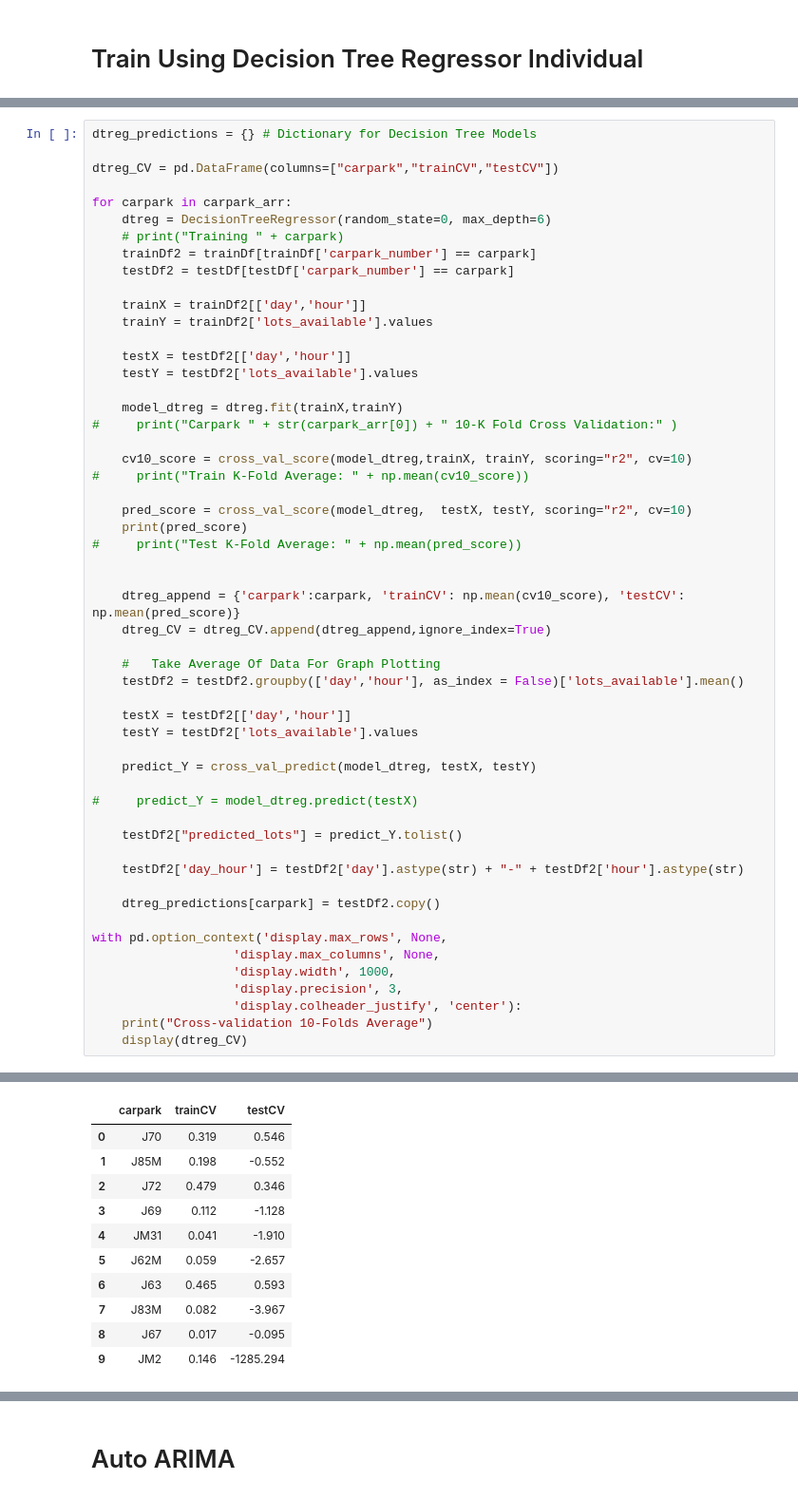
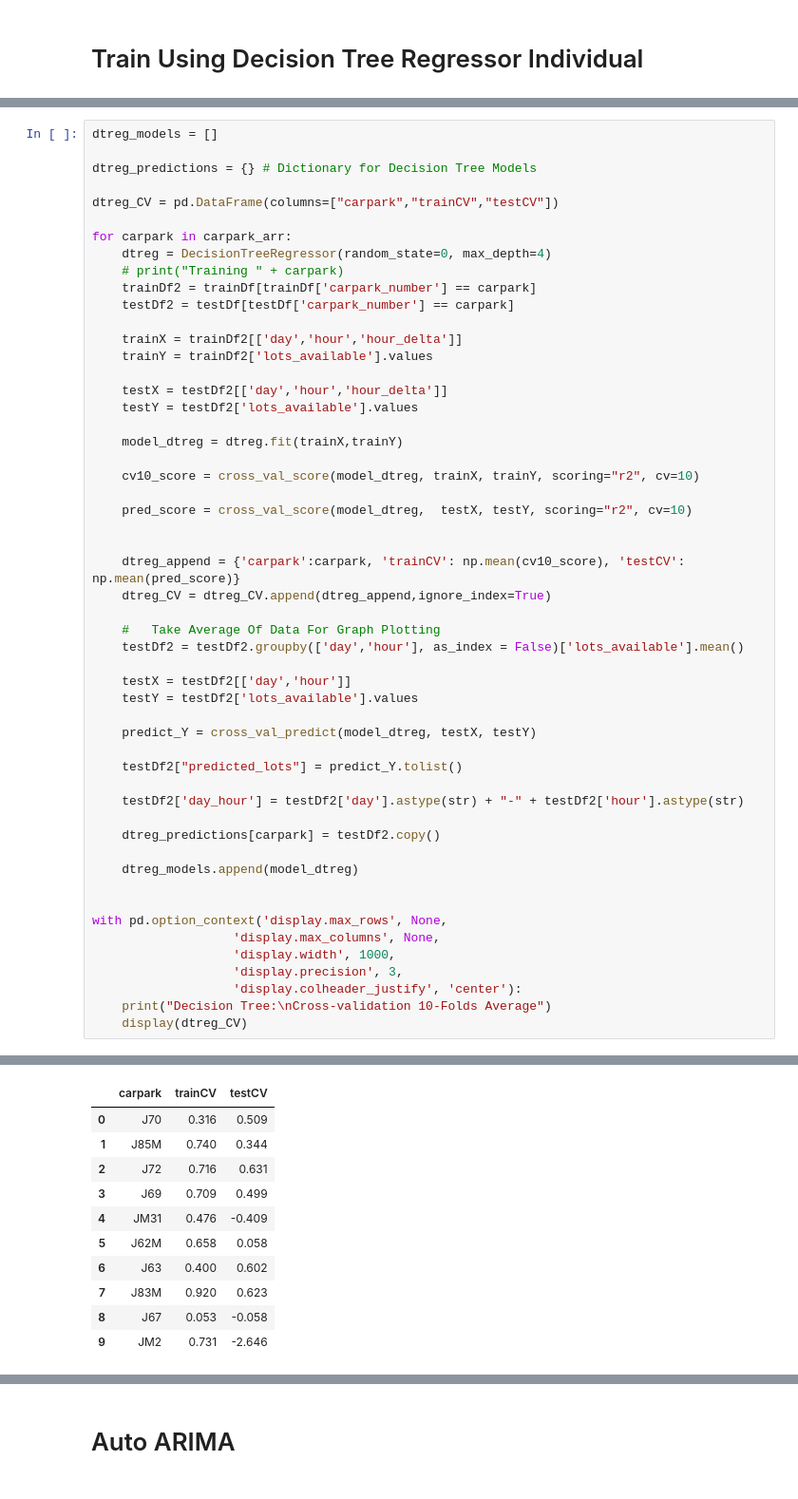
Before and after one commit to GarrickGoh/SC1015-Mini-Project, a Jupyter notebook: ML Model 1 & 2. Decision Tree Regressor, ARIMA.ipynb, the cells around one changed output, grey strips where cells are left out. Shown at 95% size. Drawn from its saved outputs; the diff is of its cells as text.

```diff
--- a/ML Model 1 & 2. Decision Tree Regressor, ARIMA.ipynb
+++ b/ML Model 1 & 2. Decision Tree Regressor, ARIMA.ipynb
@@ -91,30 +92,28 @@ from sklearn.tree import DecisionTreeRegressor
 from sklearn.model_selection import cross_val_score, cross_val_predict
 # %%
+dtreg_models = []
+
 dtreg_predictions = {} # Dictionary for Decision Tree Models
 
 dtreg_CV = pd.DataFrame(columns=["carpark","trainCV","testCV"])
 
 for carpark in carpark_arr:
-    dtreg = DecisionTreeRegressor(random_state=0, max_depth=6)
+    dtreg = DecisionTreeRegressor(random_state=0, max_depth=4)
     # print("Training " + carpark)
     trainDf2 = trainDf[trainDf['carpark_number'] == carpark]
     testDf2 = testDf[testDf['carpark_number'] == carpark]
 
-    trainX = trainDf2[['day','hour']]
+    trainX = trainDf2[['day','hour','hour_delta']]
     trainY = trainDf2['lots_available'].values
 
-    testX = testDf2[['day','hour']]
+    testX = testDf2[['day','hour','hour_delta']]
     testY = testDf2['lots_available'].values
 
     model_dtreg = dtreg.fit(trainX,trainY)
-#     print("Carpark " + str(carpark_arr[0]) + " 10-K Fold Cross Validation:" )
 
-    cv10_score = cross_val_score(model_dtreg,trainX, trainY, scoring="r2", cv=10)
-#     print("Train K-Fold Average: " + np.mean(cv10_score))
+    cv10_score = cross_val_score(model_dtreg, trainX, trainY, scoring="r2", cv=10)
 
     pred_score = cross_val_score(model_dtreg,  testX, testY, scoring="r2", cv=10)
-    print(pred_score)
-#     print("Test K-Fold Average: " + np.mean(pred_score))
 
 
     dtreg_append = {'carpark':carpark, 'trainCV': np.mean(cv10_score), 'testCV': np.mean(pred_score)}
@@ -128,19 +127,20 @@ for carpark in carpark_arr:
 
     predict_Y = cross_val_predict(model_dtreg, testX, testY)
 
-#     predict_Y = model_dtreg.predict(testX)
-
     testDf2["predicted_lots"] = predict_Y.tolist()
 
     testDf2['day_hour'] = testDf2['day'].astype(str) + "-" + testDf2['hour'].astype(str)
 
     dtreg_predictions[carpark] = testDf2.copy()
 
+    dtreg_models.append(model_dtreg)
+
+
 with pd.option_context('display.max_rows', None,
                    'display.max_columns', None,
                    'display.width', 1000,
                    'display.precision', 3,
                    'display.colheader_justify', 'center'):
-    print("Cross-validation 10-Folds Average")
+    print("Decision Tree:\nCross-validation 10-Folds Average")
     display(dtreg_CV)
 # %% [output]
@@ -163,12 +148,12 @@ with pd.option_context('display.max_rows', None,
 Cross-validation 10-Folds Average
 |  | carpark | trainCV | testCV |
-| 0 | J70 | 0.319 | 0.546 |
-| 1 | J85M | 0.198 | -0.552 |
-| 2 | J72 | 0.479 | 0.346 |
-| 3 | J69 | 0.112 | -1.128 |
-| 4 | JM31 | 0.041 | -1.910 |
-| 5 | J62M | 0.059 | -2.657 |
-| 6 | J63 | 0.465 | 0.593 |
-| 7 | J83M | 0.082 | -3.967 |
-| 8 | J67 | 0.017 | -0.095 |
-| 9 | JM2 | 0.146 | -1285.294 |
+| 0 | J70 | 0.316 | 0.509 |
+| 1 | J85M | 0.740 | 0.344 |
+| 2 | J72 | 0.716 | 0.631 |
+| 3 | J69 | 0.709 | 0.499 |
+| 4 | JM31 | 0.476 | -0.409 |
+| 5 | J62M | 0.658 | 0.058 |
+| 6 | J63 | 0.400 | 0.602 |
+| 7 | J83M | 0.920 | 0.623 |
+| 8 | J67 | 0.053 | -0.058 |
+| 9 | JM2 | 0.731 | -2.646 |
```
Also changed, not shown: parts of 19 cells of this notebook.
